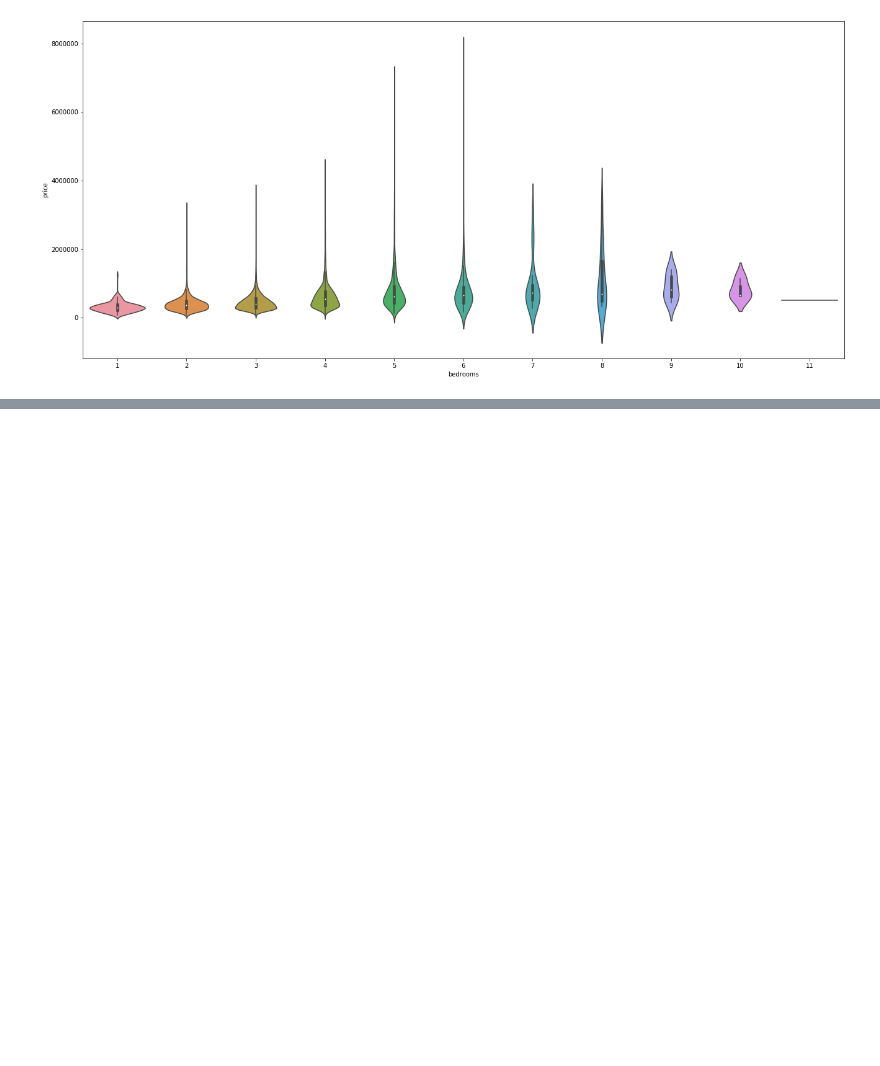
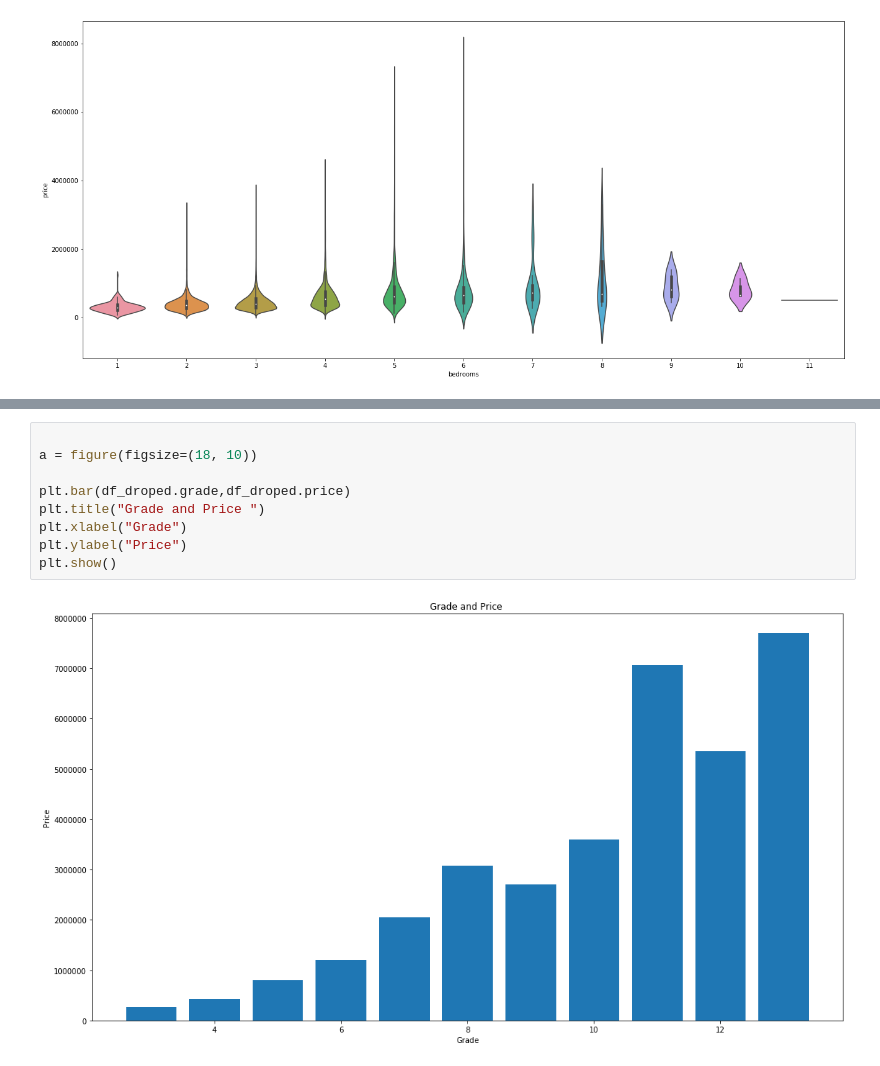
Before and after one commit to sezginisg/ksc, a Jupyter notebook: Sez.ipynb, the cells around one changed output, grey strips where cells are left out. Drawn from its saved outputs; the diff is of its cells as text; blank space fills up the shorter version.

```diff
--- a/Sez.ipynb
+++ b/Sez.ipynb
@@ -316,0 +324,11 @@ plt.show()
+# %%
+
+a = figure(figsize=(18, 10))
+
+plt.bar(df_droped.grade,df_droped.price)
+plt.title("Grade and Price ")
+plt.xlabel("Grade")
+plt.ylabel("Price")
+plt.show()
+# %% [output]
+[figure, added]
```
Also changed, not shown: parts of 2 cells of this notebook.
